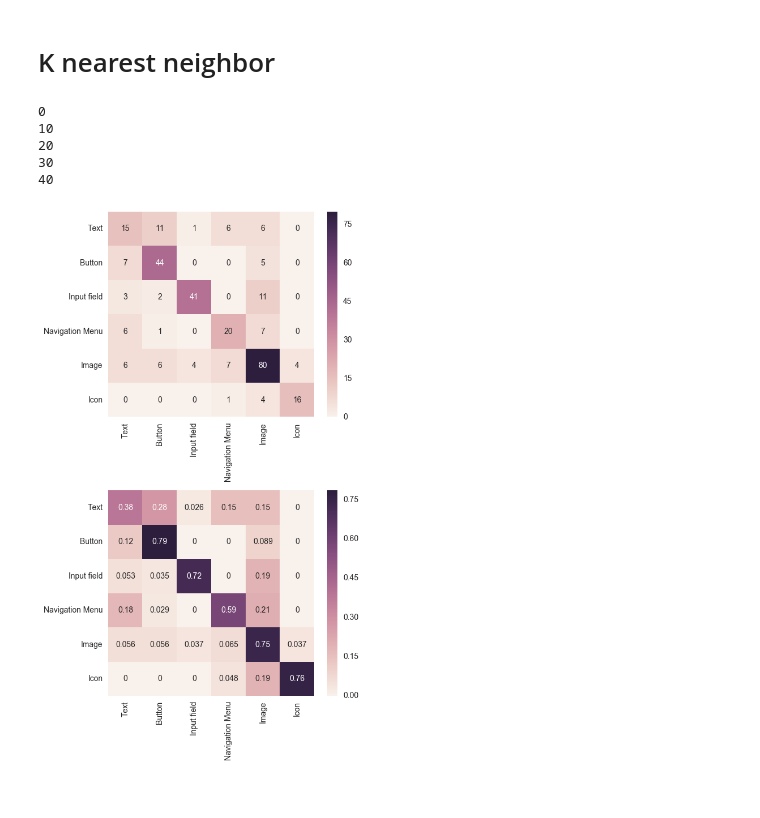
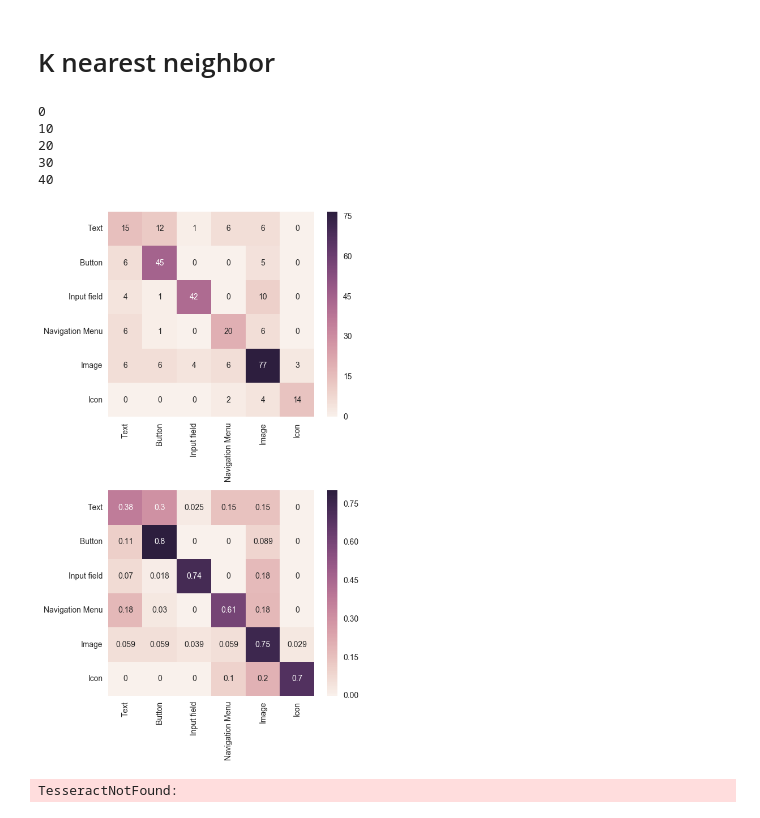
Before and after one commit to annafeit/web_labeling, a Jupyter notebook: random forest/compute features.ipynb, the cells around one changed output. Drawn from its saved outputs; the diff is of its cells as text; code cells hidden in the pictures.

Commit message:
k nearest neighbor

```diff
--- a/random forest/compute features.ipynb
+++ b/random forest/compute features.ipynb
@@ -91,7 +91,7 @@ sns.barplot(x="label", y="n_colors", data=df)
 <matplotlib.axes._subplots.AxesSubplot at 0x...>
 [figure]
 # %%
-def train(clf, df, features, filename=""):
+def train_classifier(clf, df, features, filename=""):
     """
     Function that trains the given classifier on the given data and plots the confusion matrix
     """
@@ -175,6 +175,7 @@ for i in range(0,len(train)):
 [figure]
 ... (32 outputs left out)
 # %%
+sns.set_style('whitegrid')
 fig,ax=plt.subplots(1)
 std = np.std([tree.feature_importances_ for tree in clf.estimators_],
              axis=0)
@@ -198,7 +199,7 @@ from sklearn.gaussian_process import GaussianProcessClassifier
 clf = GaussianProcessClassifier(n_jobs=-1)
 features = ["x_abs", "y_abs",  "width", "height", "aspect_ratio", "n_colors", "contrast"]
 
-train(clf, df, features, "GP_noWF_noRelPos.png")
+train, test, clf = train_classifier(clf, df, features, "GP_noWF_noRelPos.png")
 # %% [output]
 0
 10
@@ -211,14 +212,19 @@ train(clf, df, features, "GP_noWF_noRelPos.png")
 # %%
 from sklearn.neighbors import KNeighborsClassifier
 
-clf = KNeighborsClassifier(weights='distance', n_jobs=-1)
+clf = KNeighborsClassifier(n_neighbors=8, weights='distance', n_jobs=-1)
 features = ["x_abs", "y_abs",  "width", "height", "aspect_ratio", "n_colors", "contrast"]
 
-train(clf, df, features, "KNN_noWF_noRelPos.png")
+train, test, clf = train_classifier(clf, df, features, "KNN_neighbors8_noWF_noRelPos.png")
 # %% [output]
 0
 10
 20
 30
 40
-[figure, old version]
+[figure, new version]
+# %%
+import pytesser
+txt = pytesser.image_to_string("GP_noWF_noRelPos.png")
+# %% [output]
+TesseractNotFound:
```
Also changed, not shown: parts of 2 cells of this notebook, 4 other files.
